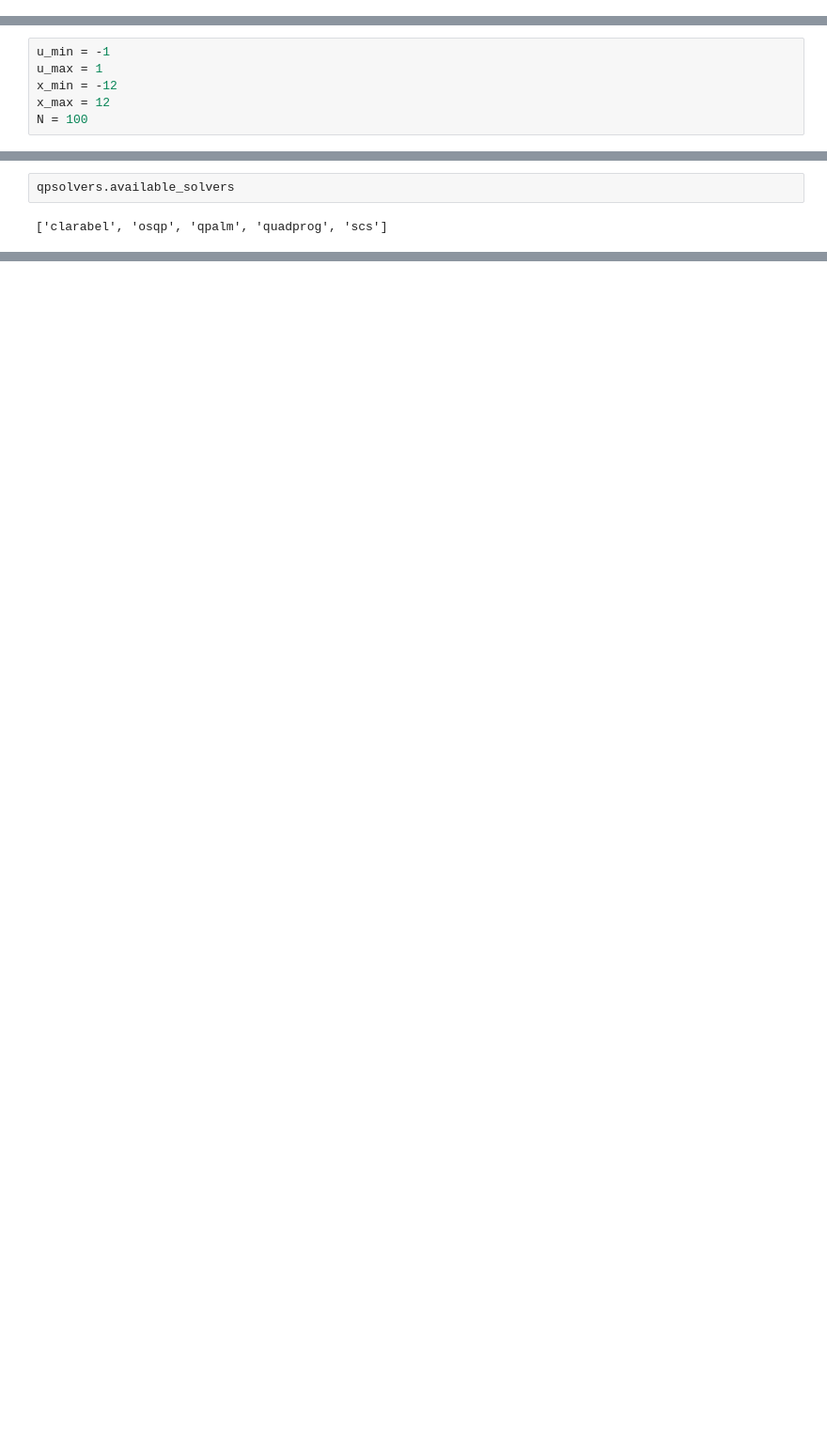
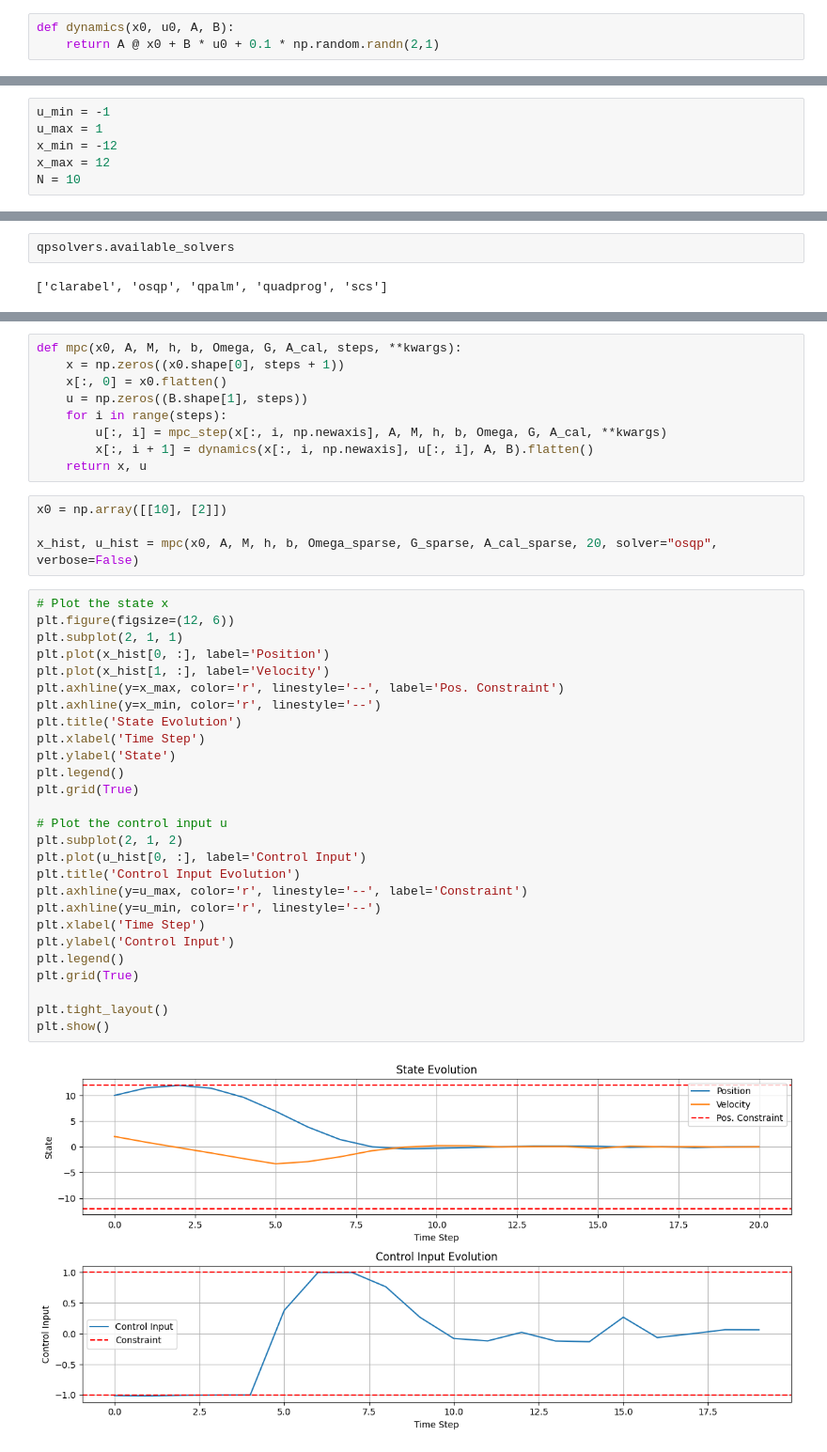
Before and after one commit to ofs416/Reinforcement_Learning, a Jupyter notebook: predictive_control.ipynb, the cells around one changed output, grey strips where cells are left out. Shown at 94% size. Saved outputs shown, nothing was run; the diff lists cells and outputs as text; blank space fills up the shorter version.

Commit message:
completed full control with noise added to measurements

```diff
--- a/predictive_control.ipynb
+++ b/predictive_control.ipynb
@@ -218,6 +219,9 @@ $$ A =
 1
 \end{bmatrix},
 \quad C = \begin{bmatrix} 1 & 0  \end{bmatrix}$$
+# %%
+def dynamics(x0, u0, A, B):
+    return A @ x0 + B * u0 + 0.1 * np.random.randn(2,1)
 # %%
 A = np.array([[1, 1], [0, 1]])
 B = np.array([[0.5], [1]])
@@ -229,7 +233,7 @@ u_min = -1
 u_max = 1
 x_min = -12
 x_max = 12
-N = 100
+N = 10
 # %% [markdown]
 $$ M =\begin{bmatrix} 0 \\ 0 \\ -C \\ C\end{bmatrix}, \quad E = \begin{bmatrix} -I \\ +I \\ 0 \\ 0\end{bmatrix}, \quad b = \begin{bmatrix} 1 \\ 1 \\ 12 \\ 12   \end{bmatrix}$$
 
@@ -328,0 +303,42 @@ print(u_input)
+# %%
+def mpc(x0, A, M, h, b, Omega, G, A_cal, steps, **kwargs):
+    x = np.zeros((x0.shape[0], steps + 1))
+    x[:, 0] = x0.flatten()
+    u = np.zeros((B.shape[1], steps))
+    for i in range(steps):
+        u[:, i] = mpc_step(x[:, i, np.newaxis], A, M, h, b, Omega, G, A_cal, **kwargs)
+        x[:, i + 1] = dynamics(x[:, i, np.newaxis], u[:, i], A, B).flatten()
+    return x, u
+# %%
+x0 = np.array([[10], [2]])
+
+x_hist, u_hist = mpc(x0, A, M, h, b, Omega_sparse, G_sparse, A_cal_sparse, 20, solver="osqp", verbose=False)
+# %%
+# Plot the state x
+plt.figure(figsize=(12, 6))
+plt.subplot(2, 1, 1)
+plt.plot(x_hist[0, :], label='Position')
+plt.plot(x_hist[1, :], label='Velocity')
+plt.axhline(y=x_max, color='r', linestyle='--', label='Pos. Constraint')
+plt.axhline(y=x_min, color='r', linestyle='--')
+plt.title('State Evolution')
+plt.xlabel('Time Step')
+plt.ylabel('State')
+plt.legend()
+plt.grid(True)
+
+# Plot the control input u
+plt.subplot(2, 1, 2)
+plt.plot(u_hist[0, :], label='Control Input')
+plt.title('Control Input Evolution')
+plt.axhline(y=u_max, color='r', linestyle='--', label='Constraint')
+plt.axhline(y=u_min, color='r', linestyle='--')
+plt.xlabel('Time Step')
+plt.ylabel('Control Input')
+plt.legend()
+plt.grid(True)
+
+plt.tight_layout()
+plt.show()
+# %% [output]
+[figure, added]
```
Also changed, not shown: parts of 8 cells of this notebook.
